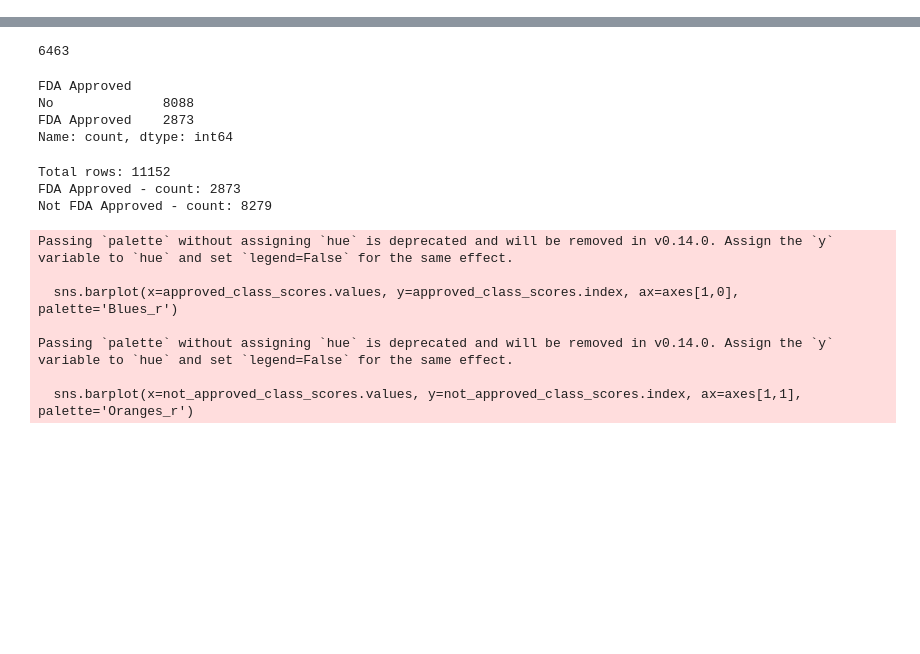
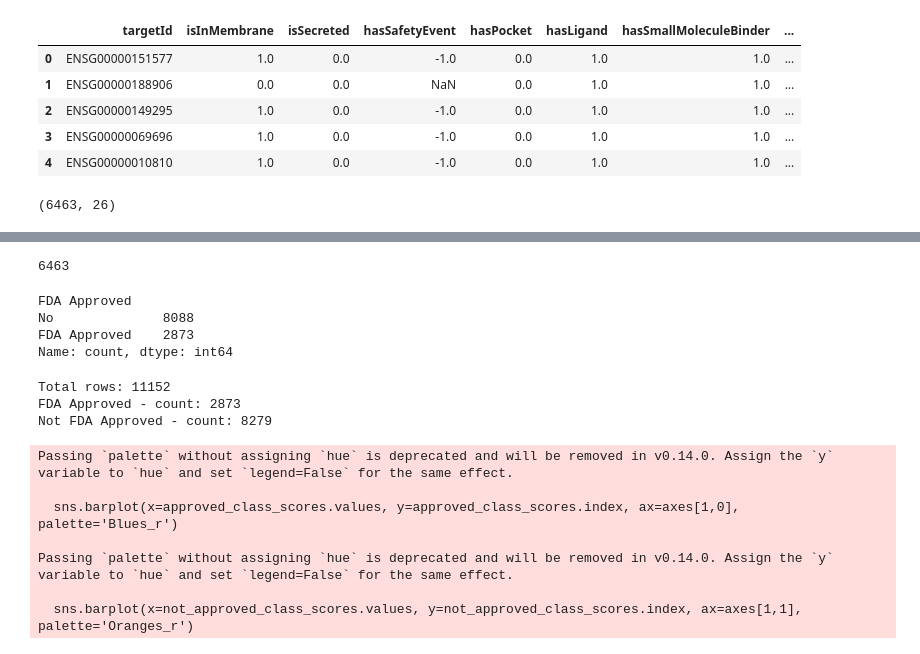
Before and after one commit to mmetalab/llm-drug-agent, a Jupyter notebook: PKDisease/pkd_target_drug_candidates.ipynb, the cells around one changed output, grey strips where cells are left out. Saved outputs shown, nothing was run; the diff lists cells and outputs as text; code cells hidden in the pictures; blank space fills up the shorter version.

```diff
--- a/PKDisease/pkd_target_drug_candidates.ipynb
+++ b/PKDisease/pkd_target_drug_candidates.ipynb
@@ -43,0 +44,14 @@ pkd_target.head(10)
+# %%
+target_priority_gene_pd = target_priority_gene[target_priority_gene['ICD_Code'] == 'G20'].sort_values(by='score', ascending=False).drop_duplicates(subset=['Gene'], keep='first').reset_index(drop=True)
+target_priority_gene_pd.head()
+# %% [output]
+|  | targetId | isInMembrane | isSecreted | hasSafetyEvent | hasPocket | hasLigand | hasSmallMoleculeBinder | ... |
+| 0 | ENSG00000151577 | 1.0 | 0.0 | -1.0 | 0.0 | 1.0 | 1.0 | ... |
+| 1 | ENSG00000188906 | 0.0 | 0.0 | NaN | 0.0 | 1.0 | 1.0 | ... |
+| 2 | ENSG00000149295 | 1.0 | 0.0 | -1.0 | 0.0 | 1.0 | 1.0 | ... |
+| 3 | ENSG00000069696 | 1.0 | 0.0 | -1.0 | 0.0 | 1.0 | 1.0 | ... |
+| 4 | ENSG00000010810 | 1.0 | 0.0 | -1.0 | 0.0 | 1.0 | 1.0 | ... |
+# %%
+target_priority_gene_pd.shape
+# %% [output]
+(6463, 26)
```
Also changed, not shown: parts of 15 cells of this notebook, 2 other files.
